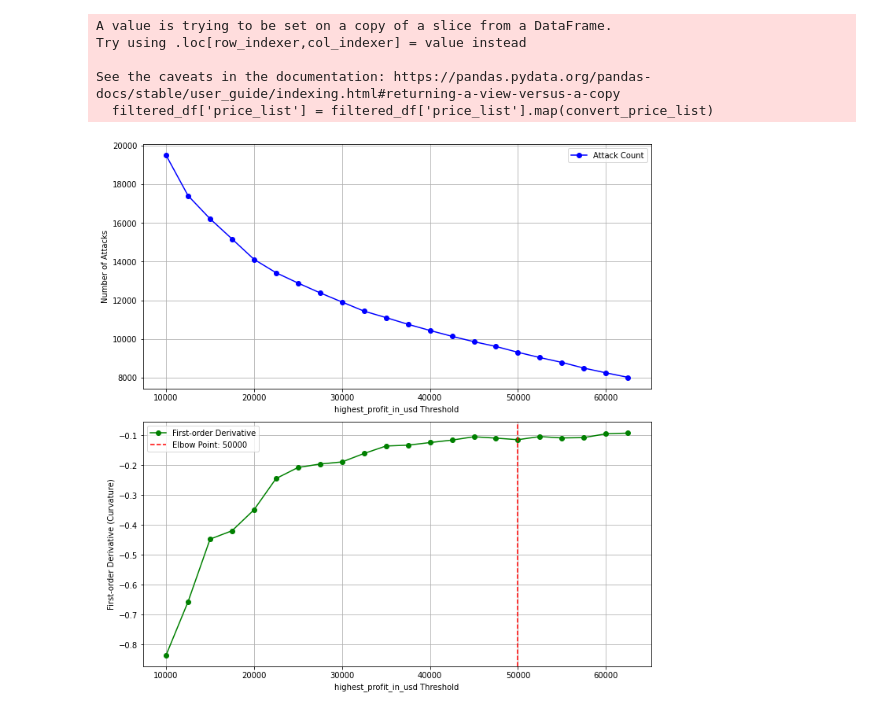
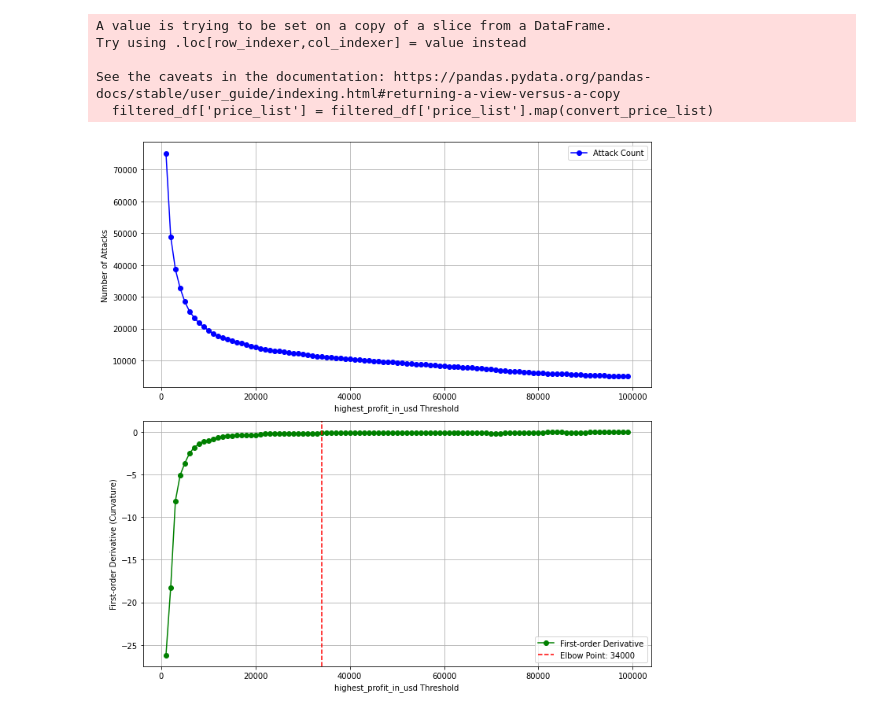
Before and after one commit to Guanda24/flashloan_attack_detection, a Jupyter notebook: Heuristic_threshold.ipynb, the cells around one changed output. Cells and saved outputs as stored; diff of their text form; code cells hidden in the pictures.

```diff
--- a/Heuristic_threshold.ipynb
+++ b/Heuristic_threshold.ipynb
@@ -57,7 +57,7 @@ See the caveats in the documentation: https://pandas.pydata.org/pandas-docs/stab
   filtered_df['price_list'] = filtered_df['price_list'].map(convert_price_list)
 # %%
 # Step 3: Test different `highest_profit_in_usd` thresholds and store counts
-thresholds = list(range(10000, 65000, 2500))  # 10000 to 60000 in steps of 2500
+thresholds = list(range(1000, 100000, 1000))
 transaction_counts = []
 
 for threshold in thresholds:
@@ -73,28 +73,28 @@ second_derivative = np.gradient(first_derivative, thresholds)  # Curvature
 # %%
 fig, (ax1, ax2) = plt.subplots(2, 1, figsize=(10, 10))
 
 # Step 5: Find the Elbow Point
-elbow_threshold = 50000
+elbow_threshold = 34000
 
 # Plot Attack Count vs Threshold
 ax1.plot(thresholds, transaction_counts, marker='o', linestyle='-', color='b', label="Attack Count")
 ax1.set_xlabel('highest_profit_in_usd Threshold')
 ax1.set_ylabel('Number of Attacks')
 ax1.legend()
 ax1.grid(True)
 
 # Plot First-Order Derivative vs Threshold
 ax2.plot(thresholds, first_derivative, marker='o', linestyle='-', color='green', label="First-order Derivative")
 ax2.axvline(x=elbow_threshold, color='r', linestyle='--', label=f"Elbow Point: {elbow_threshold}")
 ax2.set_xlabel('highest_profit_in_usd Threshold')
 ax2.set_ylabel('First-order Derivative (Curvature)')
 ax2.legend()
 ax2.grid(True)
 
 plt.tight_layout()
 plt.show()
 # %% [output]
-[figure, old version]
+[figure, new version]
 # %%
 # Step 9: Filter transactions with highest_profit_in_usd > elbow threshold
 filtered_df = filtered_df[filtered_df['highest_profit_in_usd'] > elbow_threshold]
```
